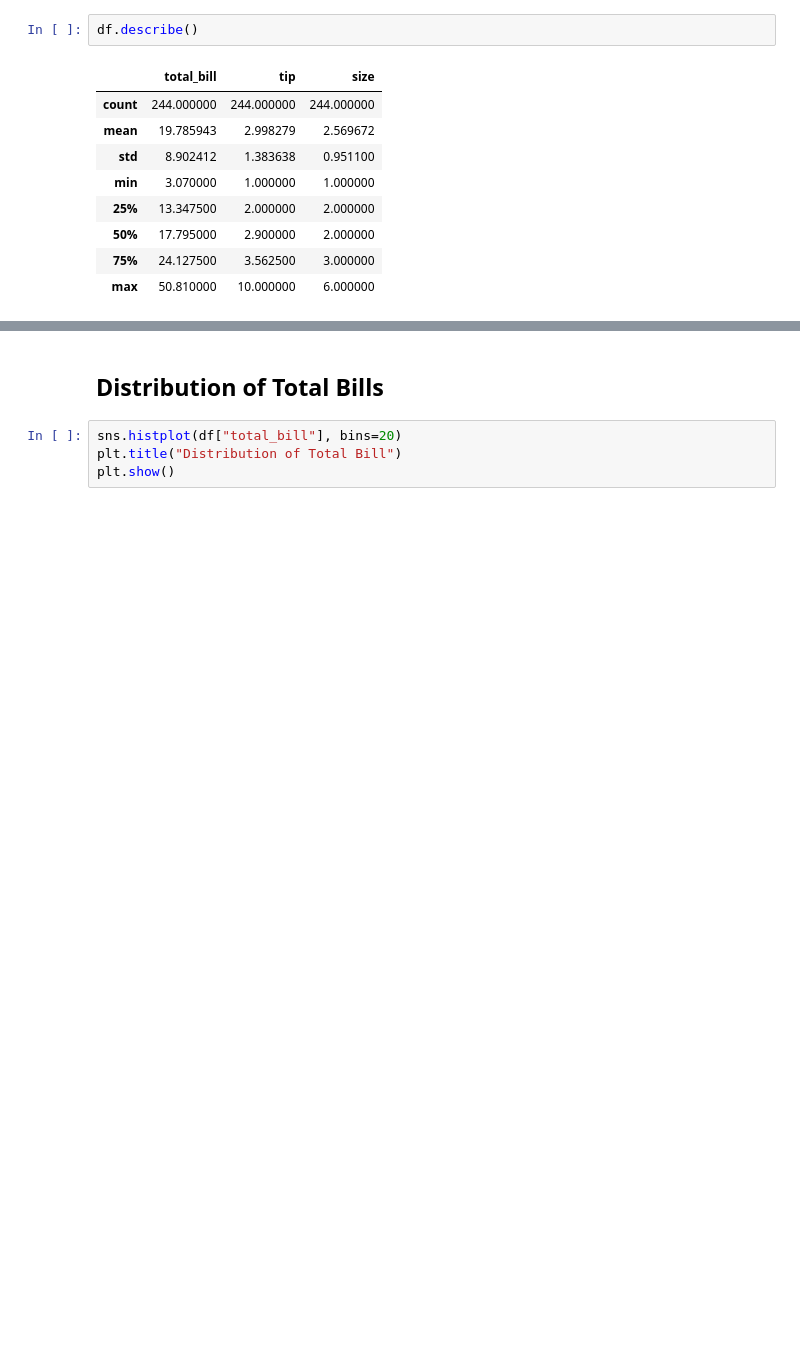
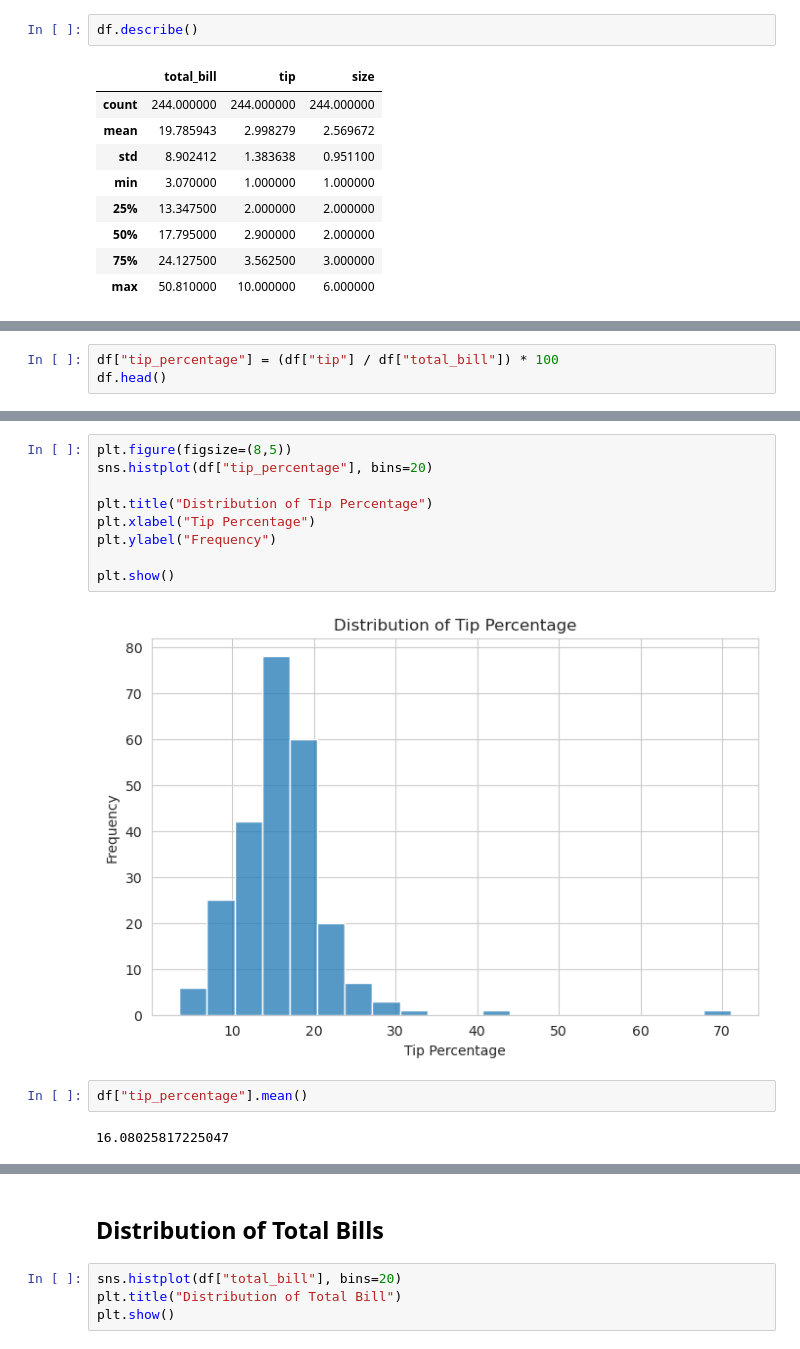
Before and after one commit to zaur-israfilov/eda-sales-analysis, a Jupyter notebook: notebooks/eda_sales_analysis.ipynb, the cells around one changed output, grey strips where cells are left out. Drawn from its saved outputs; the diff is of its cells as text; blank space fills up the shorter version.

```diff
--- a/notebooks/eda_sales_analysis.ipynb
+++ b/notebooks/eda_sales_analysis.ipynb
@@ -63,0 +86,3 @@ df.describe()
+# %%
+df["tip_percentage"] = (df["tip"] / df["total_bill"]) * 100
+df.head()
@@ -63,0 +96,15 @@ df.describe()
+# %%
+plt.figure(figsize=(8,5))
+sns.histplot(df["tip_percentage"], bins=20)
+
+plt.title("Distribution of Tip Percentage")
+plt.xlabel("Tip Percentage")
+plt.ylabel("Frequency")
+
+plt.show()
+# %% [output]
+[figure, added]
+# %%
+df["tip_percentage"].mean()
+# %% [output]
+16.08025817225047
```
Also changed, not shown: parts of 16 cells of this notebook.
